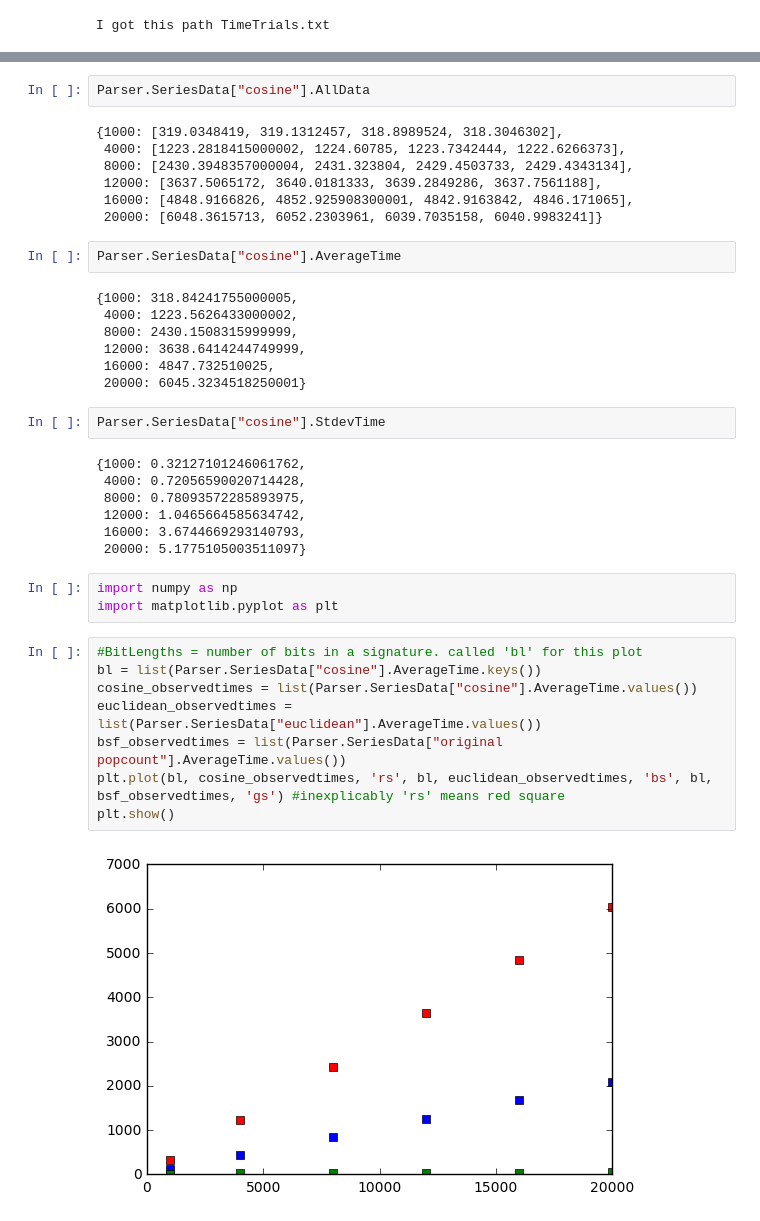
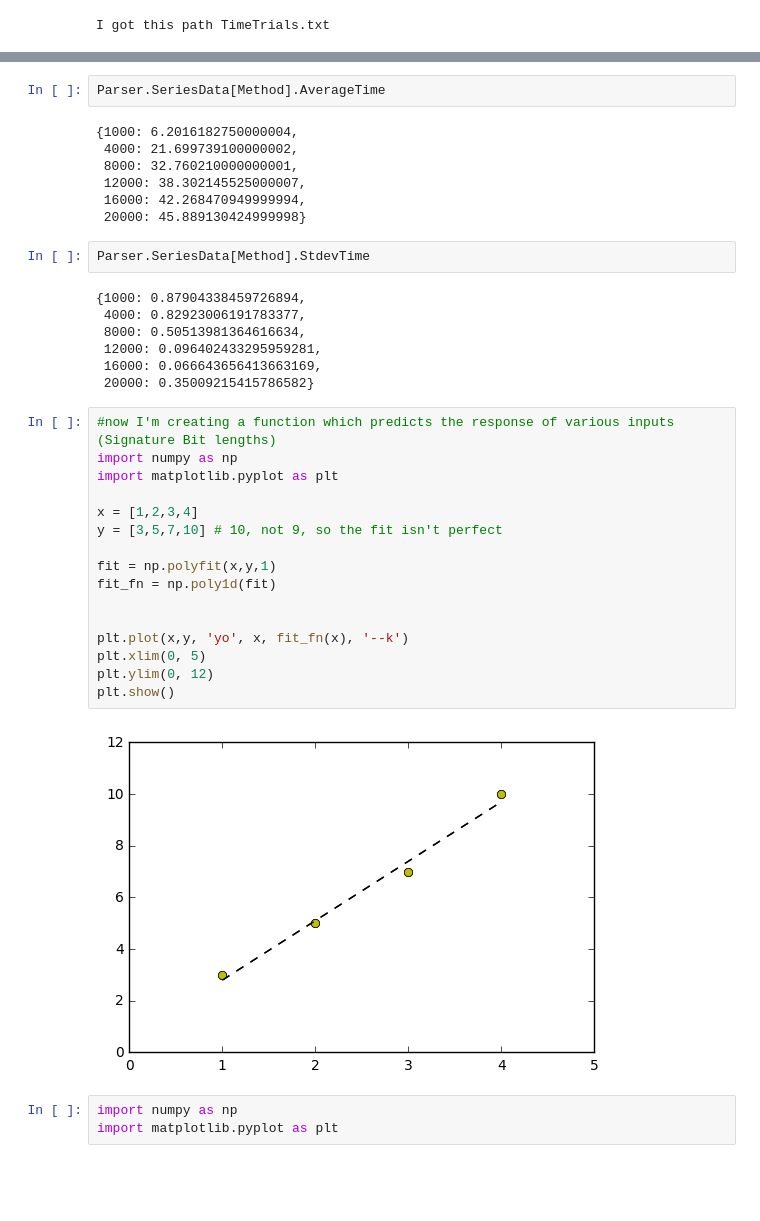
Before and after one commit to samuelpayne/TimeTrialsForBSF, a Jupyter notebook: GraphTimeTrials.ipynb, the cells around one changed output, grey strips where cells are left out. Cells and saved outputs as stored; diff of their text form; blank space fills up the shorter version.

Commit message:
added some new chart-fu and a gitignore

```diff
--- a/GraphTimeTrials.ipynb
+++ b/GraphTimeTrials.ipynb
@@ -12,40 +31,39 @@ Now that the input file is parsed and put into containers, get ready to plot. So
 # %%
-Parser.SeriesData["cosine"].AllData
+Parser.SeriesData[Method].AverageTime
 # %% [output]
-{1000: [319.0348419, 319.1312457, 318.8989524, 318.3046302],
- 4000: [1223.2818415000002, 1224.60785, 1223.7342444, 1222.6266373],
- 8000: [2430.3948357000004, 2431.323804, 2429.4503733, 2429.4343134],
- 12000: [3637.5065172, 3640.0181333, 3639.2849286, 3637.7561188],
- 16000: [4848.9166826, 4852.925908300001, 4842.9163842, 4846.171065],
- 20000: [6048.3615713, 6052.2303961, 6039.7035158, 6040.9983241]}
+{1000: 6.2016182750000004,
+ 4000: 21.699739100000002,
+ 8000: 32.760210000000001,
+ 12000: 38.302145525000007,
+ 16000: 42.268470949999994,
+ 20000: 45.889130424999998}
 # %%
-Parser.SeriesData["cosine"].AverageTime
+Parser.SeriesData[Method].StdevTime
 # %% [output]
-{1000: 318.84241755000005,
- 4000: 1223.5626433000002,
- 8000: 2430.1508315999999,
- 12000: 3638.6414244749999,
- 16000: 4847.732510025,
- 20000: 6045.3234518250001}
+{1000: 0.87904338459726894,
+ 4000: 0.82923006191783377,
+ 8000: 0.50513981364616634,
+ 12000: 0.096402433295959281,
+ 16000: 0.066643656413663169,
+ 20000: 0.35009215415786582}
-# %%
-Parser.SeriesData["cosine"].StdevTime
-# %% [output]
-{1000: 0.32127101246061762,
- 4000: 0.72056590020714428,
- 8000: 0.78093572285893975,
- 12000: 1.0465664585634742,
- 16000: 3.6744669293140793,
- 20000: 5.1775105003511097}
+# %%
+#now I'm creating a function which predicts the response of various inputs (Signature Bit lengths)
+import numpy as np
+import matplotlib.pyplot as plt
+
+x = [1,2,3,4]
+y = [3,5,7,10] # 10, not 9, so the fit isn't perfect
+
+fit = np.polyfit(x,y,1)
+fit_fn = np.poly1d(fit)
+
+
+plt.plot(x,y, 'yo', x, fit_fn(x), '--k')
+plt.xlim(0, 5)
+plt.ylim(0, 12)
+plt.show()
+# %% [output]
+[figure, added]
 # %%
 import numpy as np
 import matplotlib.pyplot as plt
-# %%
-#BitLengths = number of bits in a signature. called 'bl' for this plot
-bl = list(Parser.SeriesData["cosine"].AverageTime.keys())
-cosine_observedtimes = list(Parser.SeriesData["cosine"].AverageTime.values())
-euclidean_observedtimes = list(Parser.SeriesData["euclidean"].AverageTime.values())
-bsf_observedtimes = list(Parser.SeriesData["original popcount"].AverageTime.values())
-plt.plot(bl, cosine_observedtimes, 'rs', bl, euclidean_observedtimes, 'bs', bl, bsf_observedtimes, 'gs') #inexplicably 'rs' means red square
-plt.show()
-# %% [output]
-[figure, removed]
```
Also changed, not shown: parts of 5 cells of this notebook, 1 other file.
